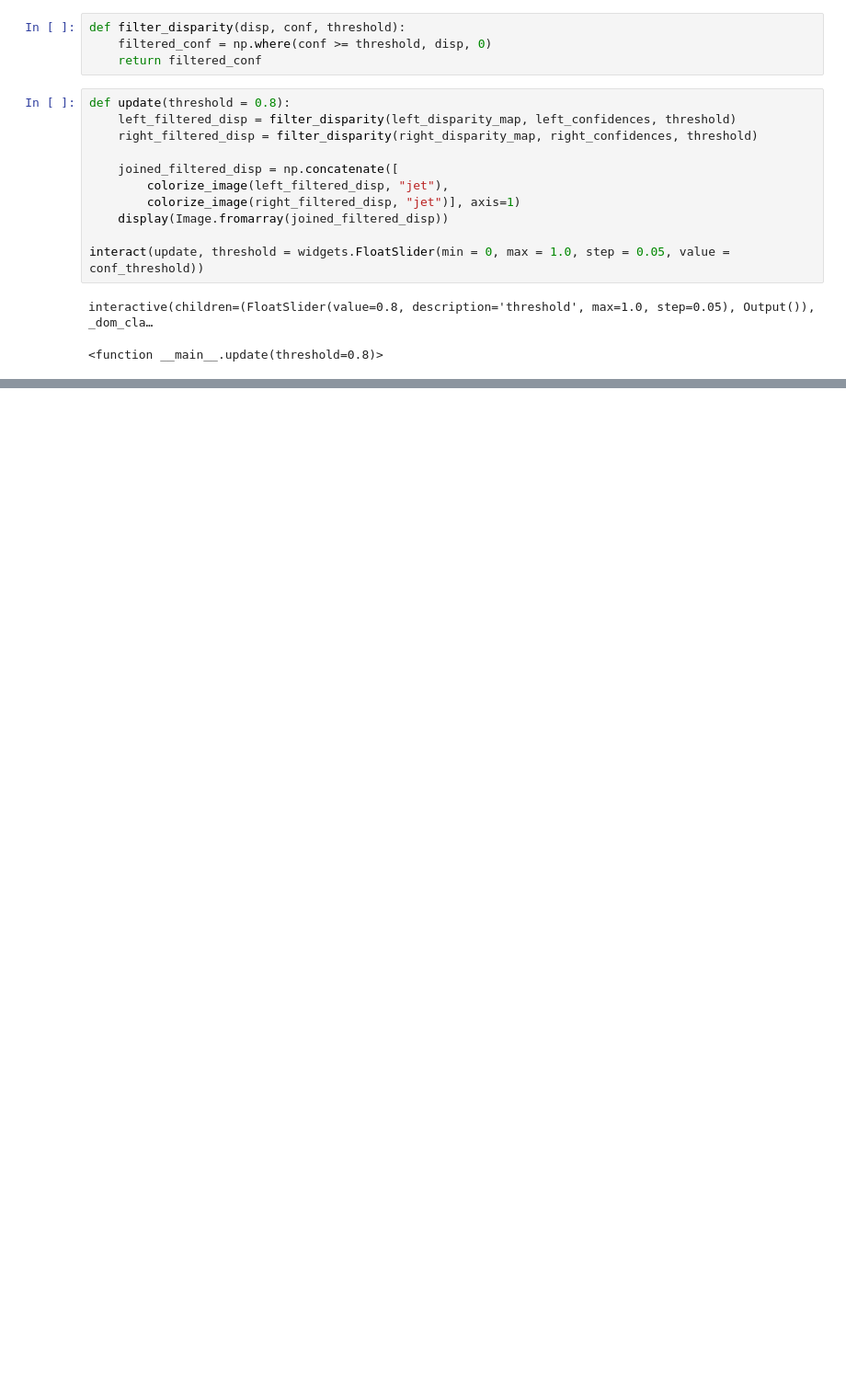
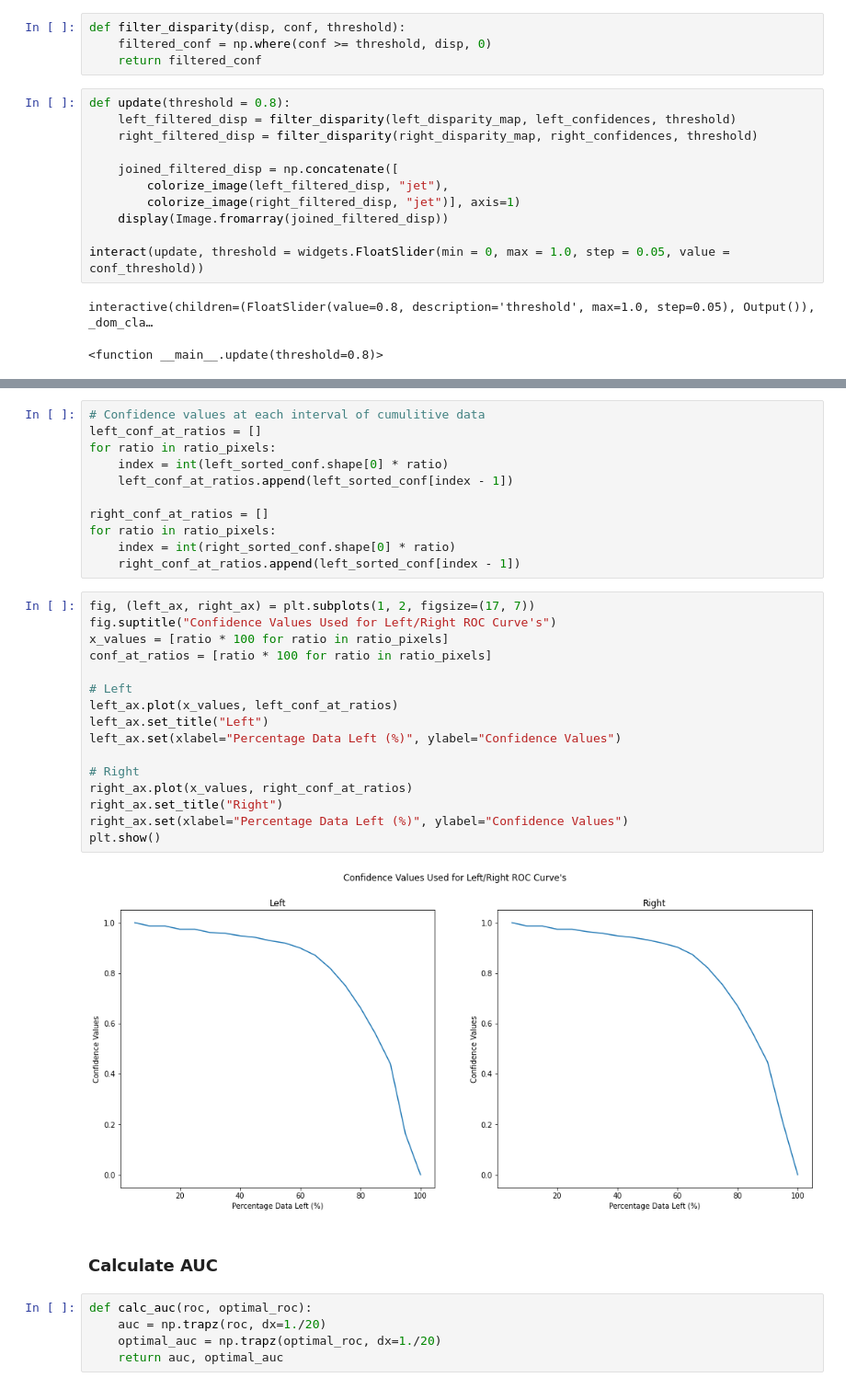
Before and after one commit to ChristianOrr/confidence-measures, a Jupyter notebook: matching_score_measure.ipynb, the cells around one changed output, grey strips where cells are left out. Shown at 92% size. Saved outputs shown, nothing was run; the diff lists cells and outputs as text; blank space fills up the shorter version.

```diff
--- a/matching_score_measure.ipynb
+++ b/matching_score_measure.ipynb
@@ -500,0 +547,36 @@ Evaluating right confidence estimate...
+# %%
+# Confidence values at each interval of cumulitive data
+left_conf_at_ratios = []
+for ratio in ratio_pixels:
+    index = int(left_sorted_conf.shape[0] * ratio)
+    left_conf_at_ratios.append(left_sorted_conf[index - 1])
+
+right_conf_at_ratios = []
+for ratio in ratio_pixels:
+    index = int(right_sorted_conf.shape[0] * ratio)
+    right_conf_at_ratios.append(left_sorted_conf[index - 1])
+# %%
+fig, (left_ax, right_ax) = plt.subplots(1, 2, figsize=(17, 7))
+fig.suptitle("Confidence Values Used for Left/Right ROC Curve's")
+x_values = [ratio * 100 for ratio in ratio_pixels]
+conf_at_ratios = [ratio * 100 for ratio in ratio_pixels]
+
+# Left
+left_ax.plot(x_values, left_conf_at_ratios)
+left_ax.set_title("Left")
+left_ax.set(xlabel="Percentage Data Left (%)", ylabel="Confidence Values")
+
+# Right
+right_ax.plot(x_values, right_conf_at_ratios)
+right_ax.set_title("Right")
+right_ax.set(xlabel="Percentage Data Left (%)", ylabel="Confidence Values")
+plt.show()
+# %% [output]
+[figure, added]
+# %% [markdown]
+### Calculate AUC
+# %%
+def calc_auc(roc, optimal_roc):
+    auc = np.trapz(roc, dx=1./20)
+    optimal_auc = np.trapz(optimal_roc, dx=1./20)
+    return auc, optimal_auc
```
Also changed, not shown: parts of 17 cells of this notebook.
